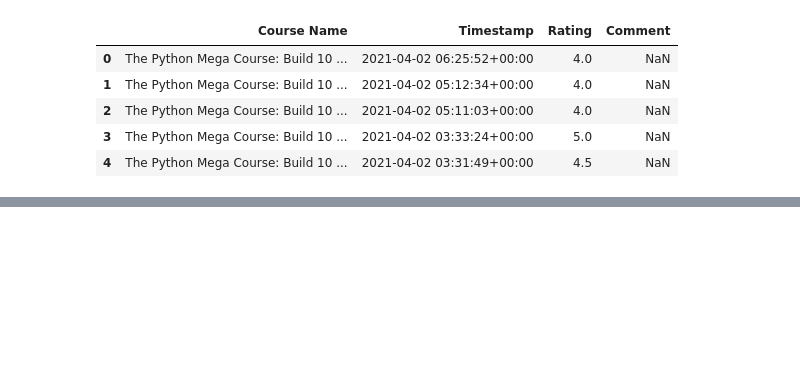
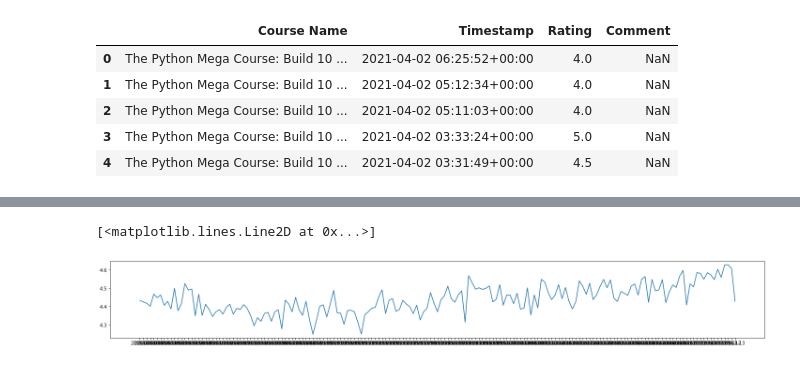
Before and after one commit to wesAlves/03---data-analysis-with-pandas-and-matpotlib, a Jupyter notebook: Untitled.ipynb, the cells around one changed output, grey strips where cells are left out. Cells and saved outputs as stored; diff of their text form; code cells hidden in the pictures; blank space fills up the shorter version.

```diff
--- a/Untitled.ipynb
+++ b/Untitled.ipynb
@@ -28,0 +32,6 @@ day_average.head()
+# %%
+# data['Week'] = data['Timestamp'].dt.isocalendar().week #This one works well but we don't know which week we are taking
+data['Week'] = data['Timestamp'].dt.strftime('%Y-%U')
+
+week_average = data.groupby(['Week']).mean()
+week_average.head()
@@ -28,0 +46,6 @@ day_average.head()
+# %%
+plt.figure(figsize=(25, 3))
+plt.plot(week_average.index, week_average['Rating'])
+# %% [output]
+[<matplotlib.lines.Line2D at 0x...>]
+[figure, added]
```
Also changed, not shown: parts of 6 cells of this notebook.
